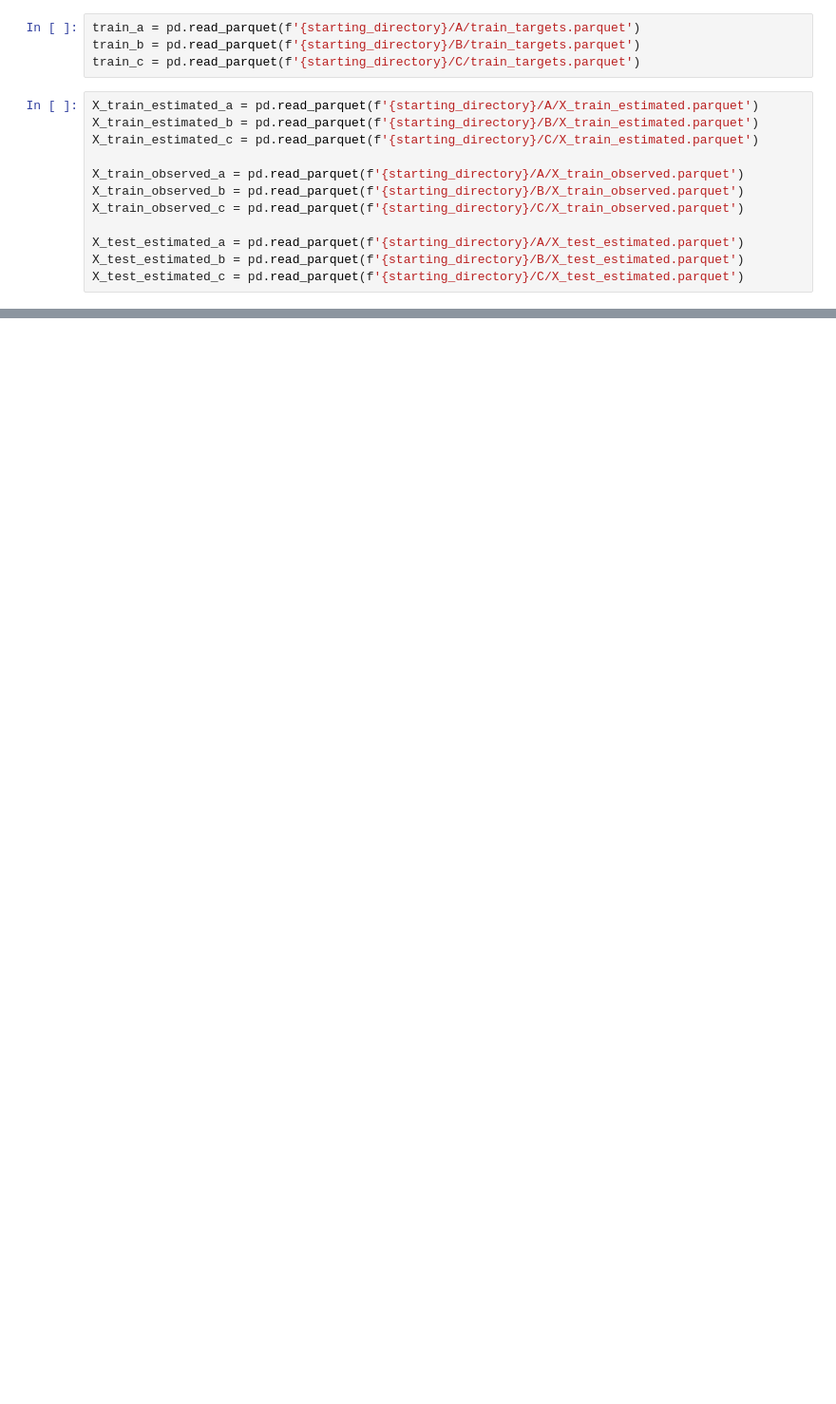
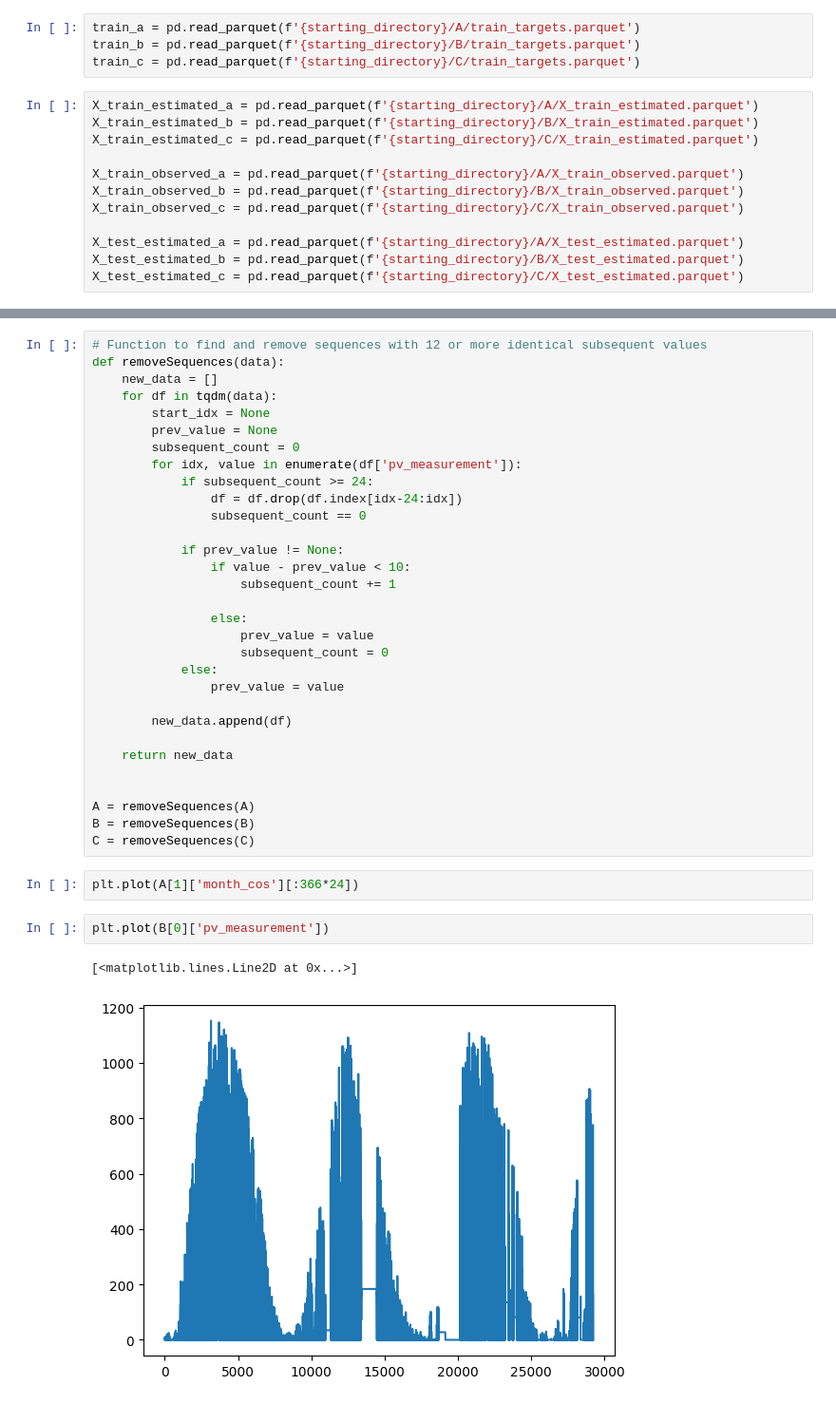
Before and after one commit to henrikmw/TDT4173-Time-Series-Forecasting, a Jupyter notebook: random_forest.ipynb, the cells around one changed output, grey strips where cells are left out. Shown at 95% size. Saved outputs shown, nothing was run; the diff lists cells and outputs as text; blank space fills up the shorter version.

```diff
--- a/random_forest.ipynb
+++ b/random_forest.ipynb
@@ -271,0 +171,38 @@ Model compiled.
+# %%
+# Function to find and remove sequences with 12 or more identical subsequent values
+def removeSequences(data):
+    new_data = []
+    for df in tqdm(data):
+        start_idx = None
+        prev_value = None
+        subsequent_count = 0
+        for idx, value in enumerate(df['pv_measurement']):
+            if subsequent_count >= 24:
+                df = df.drop(df.index[idx-24:idx])
+                subsequent_count == 0
+
+            if prev_value != None:
+                if value - prev_value < 10:
+                    subsequent_count += 1
+
+                else:
+                    prev_value = value
+                    subsequent_count = 0
+            else:
+                prev_value = value
+
+        new_data.append(df)
+
+    return new_data
+
+
+A = removeSequences(A)
+B = removeSequences(B)
+C = removeSequences(C)
+# %%
+plt.plot(A[1]['month_cos'][:366*24])
+# %%
+plt.plot(B[0]['pv_measurement'])
+# %% [output]
+[<matplotlib.lines.Line2D at 0x...>]
+[figure, added]
```
Also changed, not shown: parts of 14 cells of this notebook.
